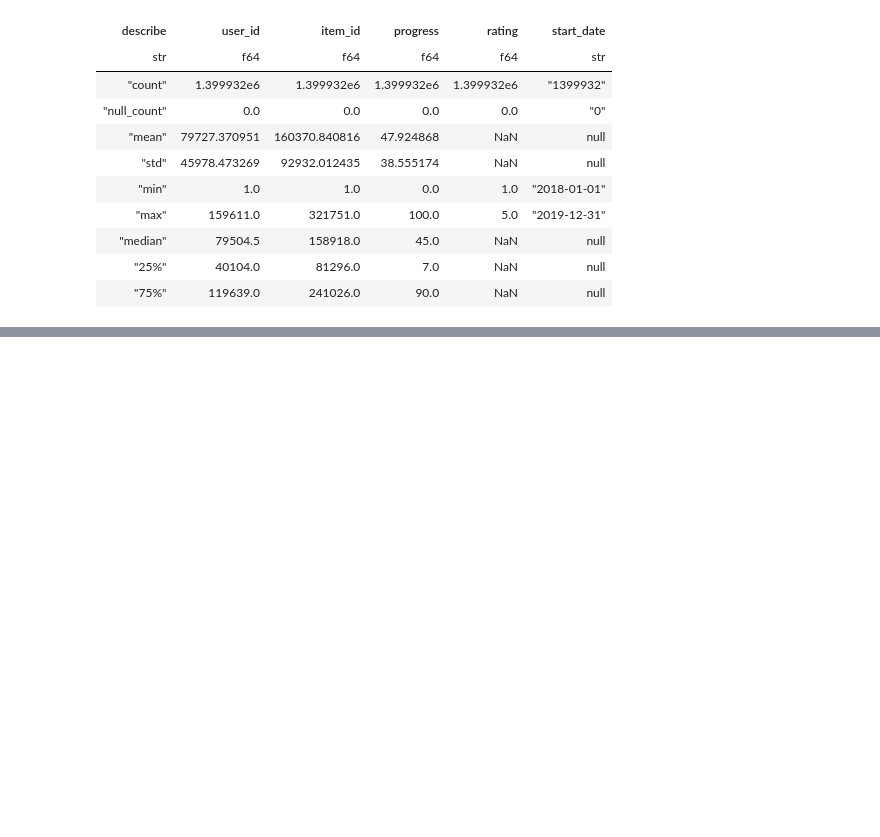
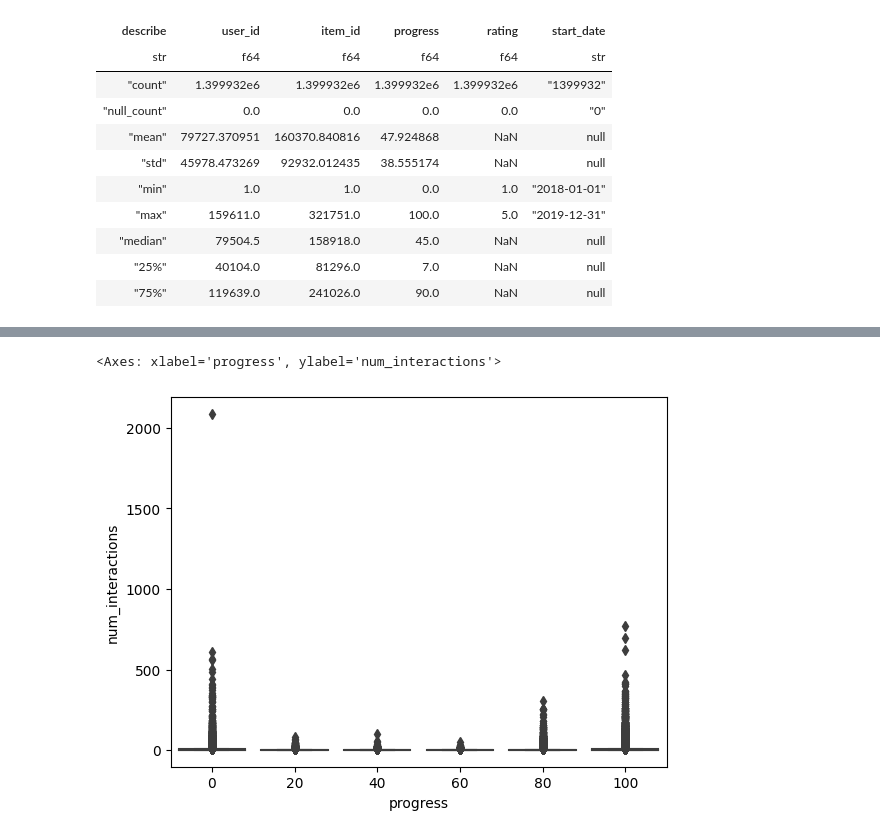
Before and after one commit to KernelA/education-recsys, a Jupyter notebook: eda.ipynb, the cells around one changed output, grey strips where cells are left out. Drawn from its saved outputs; the diff is of its cells as text; code cells hidden in the pictures; blank space fills up the shorter version.

```diff
--- a/eda.ipynb
+++ b/eda.ipynb
@@ -134,2 +102,0 @@ selected_user = interactions.lazy().groupby("user_id").agg(
-# %%
-interactions = interactions.filter(pl.col("user_id").is_in(selected_user))
@@ -248,0 +103,6 @@ from torch.utils.data import DataLoader
+# %%
+sns.boxplot(interactions.with_columns((pl.col("progress") // 20) * 20).groupby("user_id", "progress").agg(
+    pl.count("item_id").alias("num_interactions")).to_pandas(use_pyarrow_extension_array=True), y="num_interactions", x="progress")
+# %% [output]
+<Axes: xlabel='progress', ylabel='num_interactions'>
+[figure, added]
```
Also changed, not shown: parts of 48 cells of this notebook, 31 other files.
